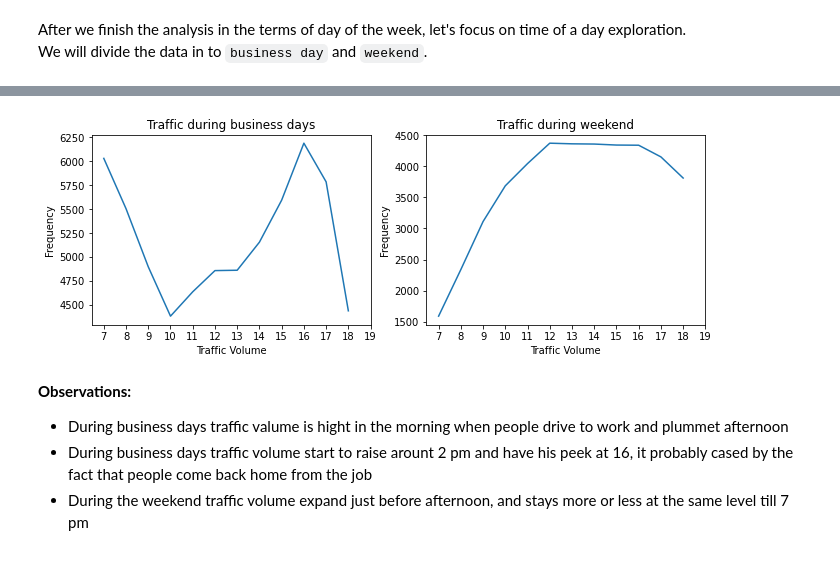
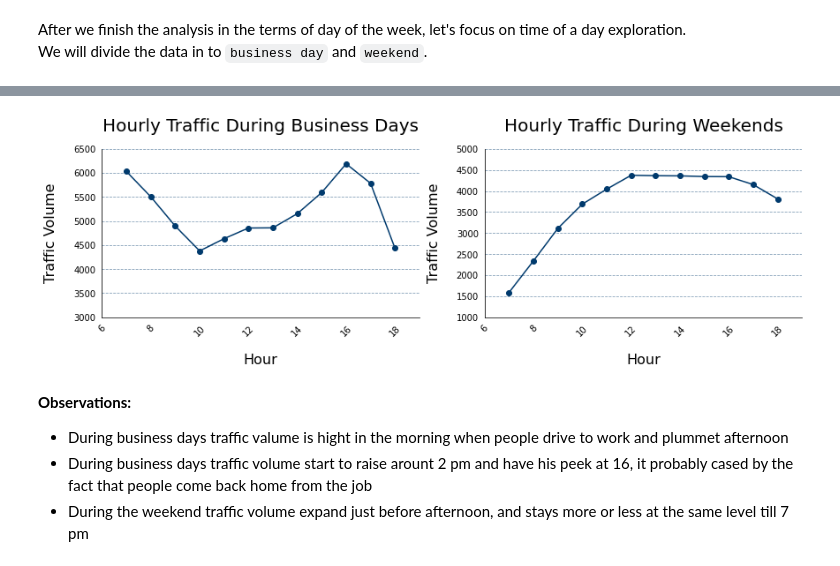
Before and after one commit to grzesiek154/PythonDataScience, a Jupyter notebook: Dataquest/Projects/MetroTraffic/MetroTrafficAnalysis.ipynb, the cells around one changed output, grey strips where cells are left out. Cells and saved outputs as stored; diff of their text form; code cells hidden in the pictures.

```diff
--- a/Dataquest/Projects/MetroTraffic/MetroTrafficAnalysis.ipynb
+++ b/Dataquest/Projects/MetroTraffic/MetroTrafficAnalysis.ipynb
@@ -378,23 +443,11 @@ Name: traffic_volume, dtype: float64
-# %%
-plt.figure(figsize=(11,3.5))
-
-plt.subplot(1, 2, 1)
-plt.plot(by_hour_business['traffic_volume'])
-plt.xticks(range(7,20,1))
-plt.xlabel("Traffic Volume")
-plt.ylabel("Frequency")
-plt.title("Traffic during business days")
-
-plt.subplot(1, 2, 2)
-plt.plot(by_hour_weekend['traffic_volume'])
-plt.xticks(range(7,20,1))
-plt.xlabel("Traffic Volume")
-plt.ylabel("Frequency")
-plt.title('Traffic during weekend')
-
-plt.show()
-# %% [output]
-[figure, removed]
+# %%
+fig = plt.figure(figsize = (12,4), constrained_layout=True)
+
+create_line_chart(by_hour_business['traffic_volume'], "Hourly Traffic During Business Days", "Hour", plt.subplot(1, 2, 1), (3000, 6500), (6, 19))
+
+create_line_chart(by_hour_weekend['traffic_volume'], "Hourly Traffic During Weekends", "Hour", plt.subplot(1, 2, 2), (1000, 5000), (6, 19))
+# %% [output]
+[figure, added]
 # %% [markdown]
 **Observations:**
 
```
Also changed, not shown: parts of 31 cells of this notebook, 38 other files.
